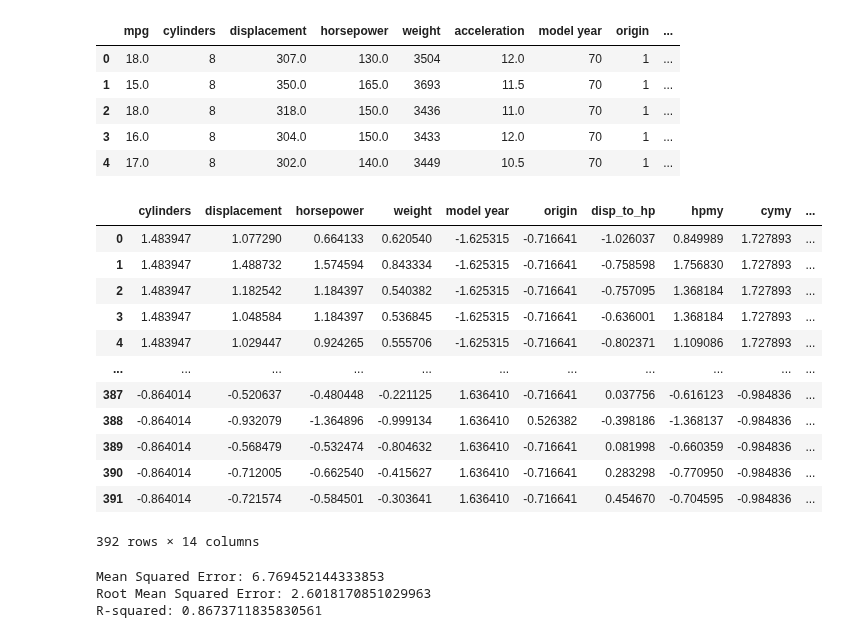
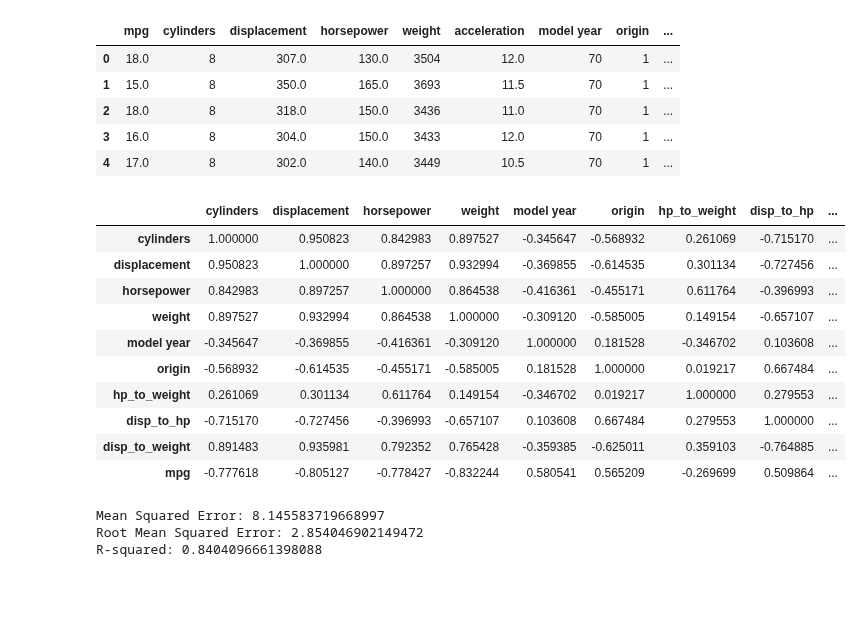
Before and after one commit to Kimhang-KDT/kita_2404, a Jupyter notebook: m3_분석 라이브러리/m3_240531_Task.ipynb, the cells around one changed output. Cells and saved outputs as stored; diff of their text form; code cells hidden in the pictures; blank space fills up the shorter version.

```diff
--- a/m3_분석 라이브러리/m3_240531_Task.ipynb
+++ b/m3_분석 라이브러리/m3_240531_Task.ipynb
@@ -99,8 +99,7 @@ df['hp_to_weight'] = df['horsepower'] / df['weight']
 df['disp_to_hp'] = df['horsepower'] / df['displacement']
 # 중량 대비 배기량
 df['disp_to_weight'] = df['displacement'] / df['weight']
-# 실린더수 대비 마력량
-df['cymy'] = df['cylinders'] / df['model year']
+
 df.head()
 # %% [output]
 |  | mpg | cylinders | displacement | horsepower | weight | acceleration | model year | origin | ... |
@@ -111,33 +110,31 @@ df.head()
 | 4 | 17.0 | 8 | 302.0 | 140.0 | 3449 | 10.5 | 70 | 1 | ... |
 # %%
 # 분석용 데이터셋 구축
-selected_features = correlated_features + ['hp_to_weight', 'disp_to_hp', 'cymy', 'disp_to_weight']
+selected_features = correlated_features + ['hp_to_weight', 'disp_to_hp', 'disp_to_weight']
 analysis_df = df[selected_features]
 # %%
 # 데이터 표준화
 scaler = StandardScaler()
 scaled_features = scaler.fit_transform(analysis_df.drop(columns=[target_variable]))
 
 # mpg를 빼고 표준화 후 mpg를 다시 추가
 
 # 표준화된 데이터를 데이터프레임으로 변환
 scaled_df = pd.DataFrame(scaled_features, columns=analysis_df.columns.drop(target_variable))
 scaled_df[target_variable] = analysis_df[target_variable].values
-scaled_df
+scaled_df.corr()
 # %% [output]
-|  | cylinders | displacement | horsepower | weight | model year | origin | disp_to_hp | hpmy | cymy | ... |
-| 0 | 1.483947 | 1.077290 | 0.664133 | 0.620540 | -1.625315 | -0.716641 | -1.026037 | 0.849989 | 1.727893 | ... |
-| 1 | 1.483947 | 1.488732 | 1.574594 | 0.843334 | -1.625315 | -0.716641 | -0.758598 | 1.756830 | 1.727893 | ... |
-| 2 | 1.483947 | 1.182542 | 1.184397 | 0.540382 | -1.625315 | -0.716641 | -0.757095 | 1.368184 | 1.727893 | ... |
-| 3 | 1.483947 | 1.048584 | 1.184397 | 0.536845 | -1.625315 | -0.716641 | -0.636001 | 1.368184 | 1.727893 | ... |
-| 4 | 1.483947 | 1.029447 | 0.924265 | 0.555706 | -1.625315 | -0.716641 | -0.802371 | 1.109086 | 1.727893 | ... |
-| ... | ... | ... | ... | ... | ... | ... | ... | ... | ... | ... |
-| 387 | -0.864014 | -0.520637 | -0.480448 | -0.221125 | 1.636410 | -0.716641 | 0.037756 | -0.616123 | -0.984836 | ... |
-| 388 | -0.864014 | -0.932079 | -1.364896 | -0.999134 | 1.636410 | 0.526382 | -0.398186 | -1.368137 | -0.984836 | ... |
-| 389 | -0.864014 | -0.568479 | -0.532474 | -0.804632 | 1.636410 | -0.716641 | 0.081998 | -0.660359 | -0.984836 | ... |
-| 390 | -0.864014 | -0.712005 | -0.662540 | -0.415627 | 1.636410 | -0.716641 | 0.283298 | -0.770950 | -0.984836 | ... |
-| 391 | -0.864014 | -0.721574 | -0.584501 | -0.303641 | 1.636410 | -0.716641 | 0.454670 | -0.704595 | -0.984836 | ... |
+|  | cylinders | displacement | horsepower | weight | model year | origin | hp_to_weight | disp_to_hp | ... |
+| cylinders | 1.000000 | 0.950823 | 0.842983 | 0.897527 | -0.345647 | -0.568932 | 0.261069 | -0.715170 | ... |
+| displacement | 0.950823 | 1.000000 | 0.897257 | 0.932994 | -0.369855 | -0.614535 | 0.301134 | -0.727456 | ... |
+| horsepower | 0.842983 | 0.897257 | 1.000000 | 0.864538 | -0.416361 | -0.455171 | 0.611764 | -0.396993 | ... |
+| weight | 0.897527 | 0.932994 | 0.864538 | 1.000000 | -0.309120 | -0.585005 | 0.149154 | -0.657107 | ... |
+| model year | -0.345647 | -0.369855 | -0.416361 | -0.309120 | 1.000000 | 0.181528 | -0.346702 | 0.103608 | ... |
+| origin | -0.568932 | -0.614535 | -0.455171 | -0.585005 | 0.181528 | 1.000000 | 0.019217 | 0.667484 | ... |
+| hp_to_weight | 0.261069 | 0.301134 | 0.611764 | 0.149154 | -0.346702 | 0.019217 | 1.000000 | 0.279553 | ... |
+| disp_to_hp | -0.715170 | -0.727456 | -0.396993 | -0.657107 | 0.103608 | 0.667484 | 0.279553 | 1.000000 | ... |
+| disp_to_weight | 0.891483 | 0.935981 | 0.792352 | 0.765428 | -0.359385 | -0.625011 | 0.359103 | -0.764885 | ... |
+| mpg | -0.777618 | -0.805127 | -0.778427 | -0.832244 | 0.580541 | 0.565209 | -0.269699 | 0.509864 | ... |
-392 rows × 14 columns
 # %%
 # 회귀 모델 구축
 X = scaled_df.drop(columns=[target_variable])
@@ -167,6 +164,6 @@ print(f"R-squared: {r2}")
 # 훈련 데이터로 훈련한 모델이 예측식을 도출해내어 예측하고
 # 예측한 답과 실제 답을 비교하여 모델 성능을 평가하는 단계에서 오차값을 내준다. : mean_squared_error -> 부풀려진 mse에 루트값을 구하는게 rmse
 # %% [output]
-Mean Squared Error: 6.769452144333853
-Root Mean Squared Error: 2.6018170851029963
-R-squared: 0.8673711835830561
+Mean Squared Error: 8.145583719668997
+Root Mean Squared Error: 2.854046902149472
+R-squared: 0.8404096661398088
```
Also changed, not shown: parts of 2 cells of this notebook.
